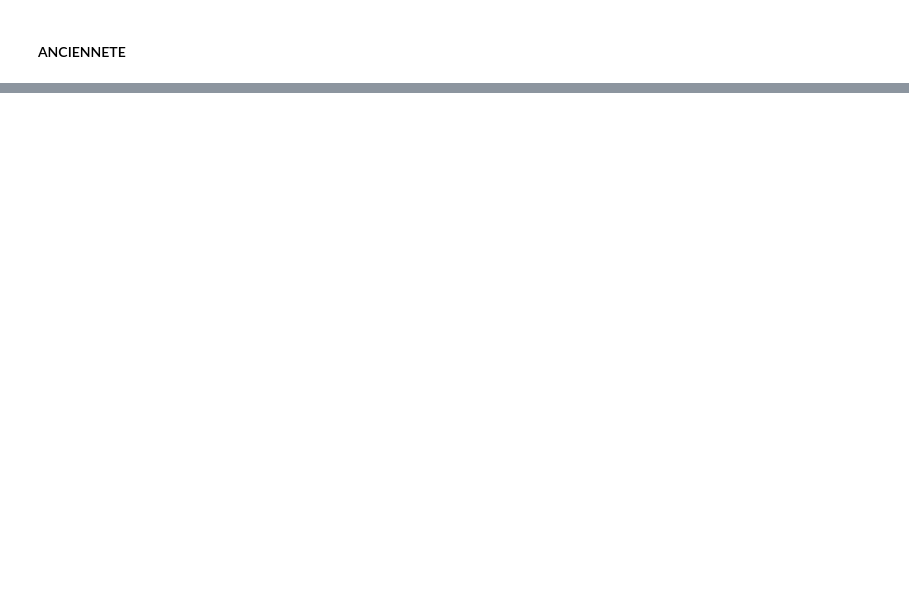
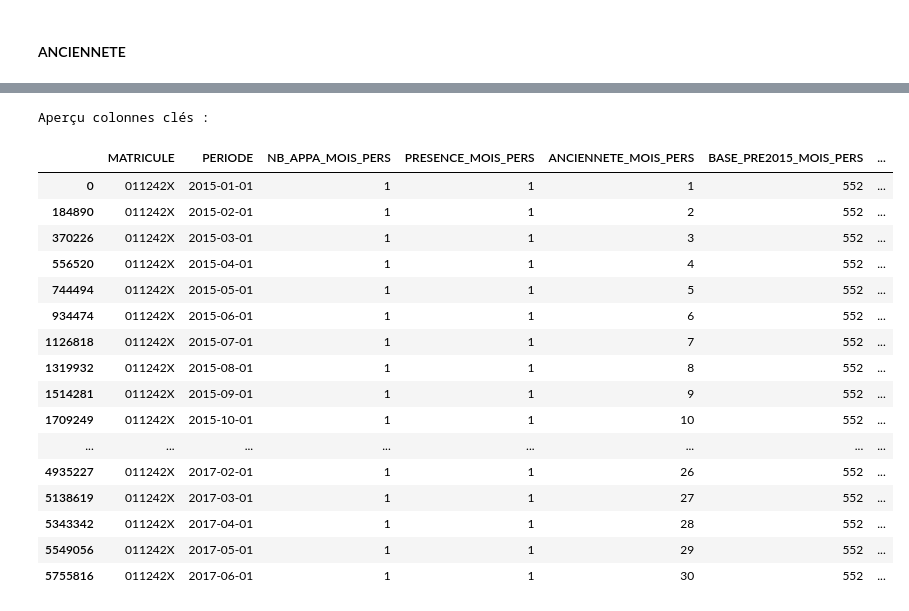
Before and after one commit to cae-ins/panel_admin_data, a Jupyter notebook: Traiment_Data_Solde_1.ipynb, the cells around one changed output, grey strips where cells are left out. Saved outputs shown, nothing was run; the diff lists cells and outputs as text; code cells hidden in the pictures; blank space fills up the shorter version.

Commit message:
Modification de la fonction ancienneté(depuis la prise de fonction)

```diff
--- a/Traiment_Data_Solde_1.ipynb
+++ b/Traiment_Data_Solde_1.ipynb
@@ -1334,17 +1479,12 @@ panel_solde_df, rep_srv = build_age_service(
     matricule_col="MATRICULE",
     start_col_raw="PRISE DE SERVICE",
     start_col_corrected="PRISE_DE_SERVICE_CORRIGEE",
-    birth_col="DATE_NAISSANCE_CORRIGEE",
     collect_col="DATE_COLLECTE",
-    sex_valid_col="SEXE_VALIDE",
-    recompute_corrected=True,   # recalcule la date corrigée depuis la collecte la + récente
-    age_min=18, age_max=40,
+    sex_col="SEXE_IMPUTE",            # sexe imputé déjà calculé
+    year_collect_col="ANNEE_COLLECTE",
+    month_collect_col="MOIS_COLLECTE",
+    recompute_corrected=True,         # recalcule la prise de service “corrigée”
+    age_min=18, age_max=40,           # bornage de l’âge au service
     days_per_year=365,
     return_tables=True
 )
-
-# Aperçu des colonnes ajoutées
-panel_solde_df[[
-    "MATRICULE","DATE_NAISSANCE_CORRIGEE",
-   "AGE_AU_SERVICE_IMPUTE","AGE_IMPUTE"
-]].head()
@@ -1396,0 +1521,44 @@ Name: count, dtype: Int64
+# %%
+panel_solde_df_mois, rep_mois = build_anciennete_mensuelle(
+    panel_solde_df,
+    matricule_col="MATRICULE",
+    org_col="ID_ORGANISME",
+    collect_col="DATE_COLLECTE",
+    start_service_col="PRISE_DE_SERVICE_CORRIGEE",
+    min_period="2015-01",
+    max_period="2020-12",
+    return_by_org=True,
+    return_by_person=True,
+    keep_counts=True,
+    include_prewindow_base=True
+)
+# %%
+cols_priorite = [
+    "MATRICULE","ID_ORGANISME","PERIODE",
+    "NB_APPA_MOIS_ORG","PRESENCE_MOIS_ORG","ANCIENNETE_MOIS_ORG","ANCIENNETE_AN_ORG",
+    "NB_APPA_MOIS_PERS","PRESENCE_MOIS_PERS","ANCIENNETE_MOIS_PERS",
+    "BASE_PRE2015_MOIS_PERS","ANCIENNETE_MOIS_PERS_TOTAL","ANCIENNETE_AN_PERS_TOTAL",
+    "PRISE_DE_SERVICE_FIXE","START_AVANT_FENETRE"
+]
+cols_show = [c for c in cols_priorite if c in panel_solde_df_mois.columns]
+print("\nAperçu colonnes clés :")
+display(panel_solde_df_mois[cols_show].sort_values([c for c in ["MATRICULE","PERIODE"] if c in cols_show]).head(30))
+# %% [output]
+Aperçu colonnes clés :
+|  | MATRICULE | PERIODE | NB_APPA_MOIS_PERS | PRESENCE_MOIS_PERS | ANCIENNETE_MOIS_PERS | BASE_PRE2015_MOIS_PERS | ... |
+| 0 | 011242X | 2015-01-01 | 1 | 1 | 1 | 552 | ... |
+| 184890 | 011242X | 2015-02-01 | 1 | 1 | 2 | 552 | ... |
+| 370226 | 011242X | 2015-03-01 | 1 | 1 | 3 | 552 | ... |
+| 556520 | 011242X | 2015-04-01 | 1 | 1 | 4 | 552 | ... |
+| 744494 | 011242X | 2015-05-01 | 1 | 1 | 5 | 552 | ... |
+| 934474 | 011242X | 2015-06-01 | 1 | 1 | 6 | 552 | ... |
+| 1126818 | 011242X | 2015-07-01 | 1 | 1 | 7 | 552 | ... |
+| 1319932 | 011242X | 2015-08-01 | 1 | 1 | 8 | 552 | ... |
+| 1514281 | 011242X | 2015-09-01 | 1 | 1 | 9 | 552 | ... |
+| 1709249 | 011242X | 2015-10-01 | 1 | 1 | 10 | 552 | ... |
+| ... | ... | ... | ... | ... | ... | ... | ... |
+| 4935227 | 011242X | 2017-02-01 | 1 | 1 | 26 | 552 | ... |
+| 5138619 | 011242X | 2017-03-01 | 1 | 1 | 27 | 552 | ... |
+| 5343342 | 011242X | 2017-04-01 | 1 | 1 | 28 | 552 | ... |
+| 5549056 | 011242X | 2017-05-01 | 1 | 1 | 29 | 552 | ... |
+| 5755816 | 011242X | 2017-06-01 | 1 | 1 | 30 | 552 | ... |
```
Also changed, not shown: parts of 12 cells of this notebook.
